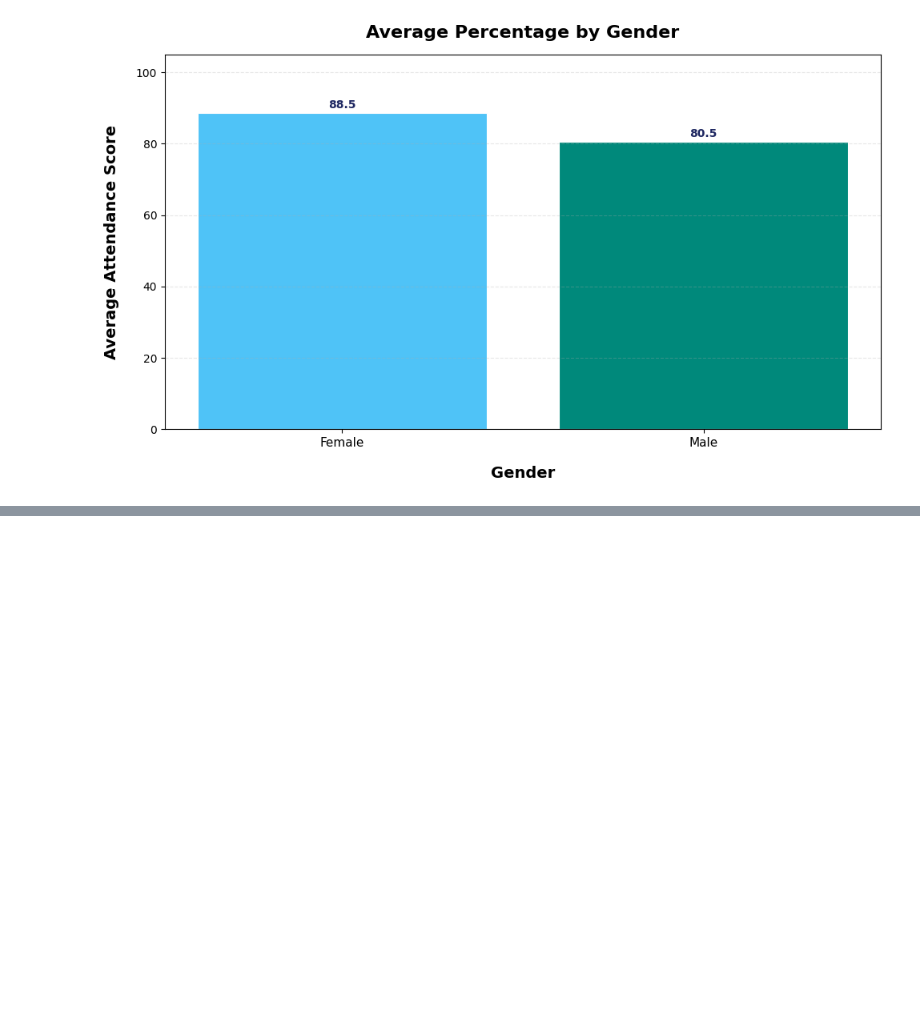
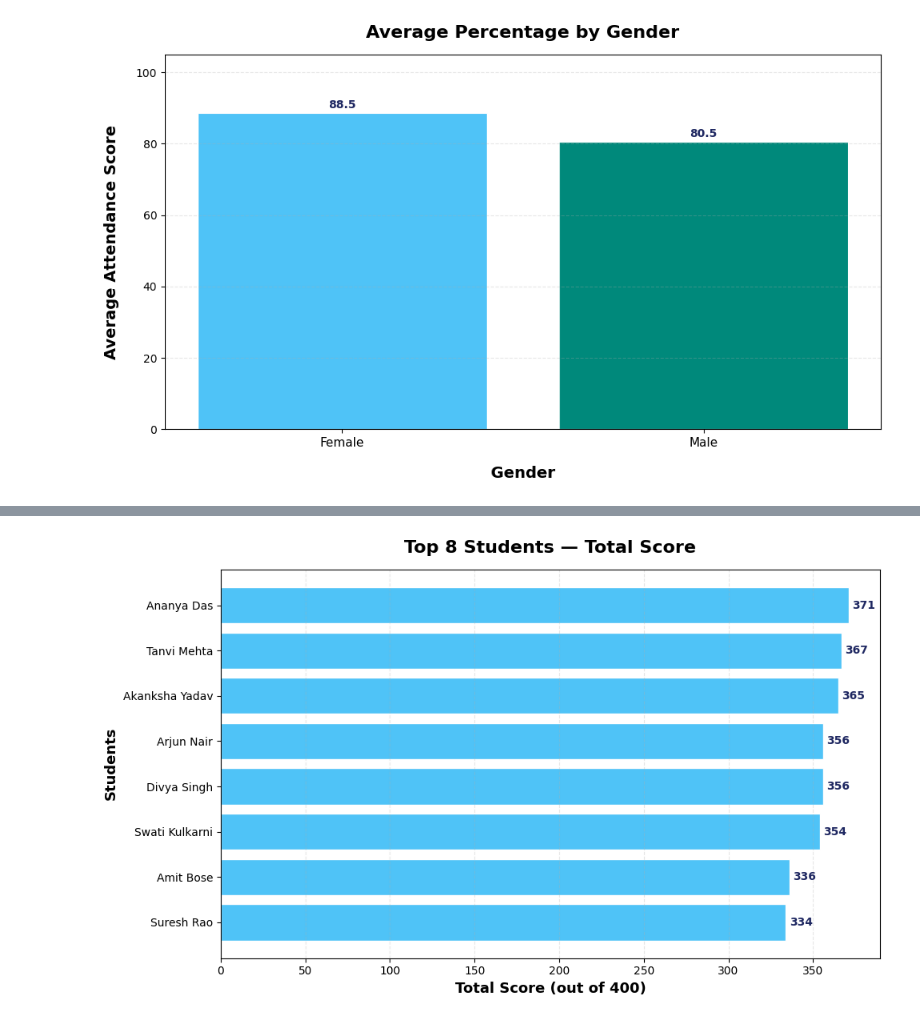
Before and after one commit to Rithanya77-05/rithanya-codebooster-2026, a Jupyter notebook: Day2/mini_project_day2.ipynb, the cells around one changed output, grey strips where cells are left out. Saved outputs shown, nothing was run; the diff lists cells and outputs as text; code cells hidden in the pictures; blank space fills up the shorter version.

```diff
--- a/Day2/mini_project_day2.ipynb
+++ b/Day2/mini_project_day2.ipynb
@@ -86,0 +141,76 @@ plt.show()
+# %%
+import pandas as pd
+import matplotlib.pyplot as plt
+
+# SQL Query for Top 8 students
+chart2_sql = """
+SELECT
+    name,
+    (math_score + english_score + science_score + programming_score) AS total_score
+FROM students
+ORDER BY total_score DESC
+LIMIT 8
+"""
+
+# Read SQL query
+chart2_df = pd.read_sql_query(chart2_sql, conn)
+
+# Create figure
+fig, ax = plt.subplots(figsize=(10,6))
+
+# Horizontal bar chart
+bars = ax.barh(
+    chart2_df['name'],
+    chart2_df['total_score'],
+    color='#4FC3F7',
+    edgecolor='white',
+    linewidth=1
+)
+
+# Highest score at top
+ax.invert_yaxis()
+
+# Add score labels
+for bar in bars:
+    width = bar.get_width()
+
+    ax.text(
+        width + 2,
+        bar.get_y() + bar.get_height()/2,
+        f'{int(width)}',
+        va='center',
+        fontsize=10,
+        fontweight='bold',
+        color='#1E2761'
+    )
+
+# Titles and labels
+ax.set_title(
+    'Top 8 Students — Total Score',
+    fontsize=16,
+    fontweight='bold',
+    pad=15
+)
+
+ax.set_xlabel(
+    'Total Score (out of 400)',
+    fontsize=13,
+    fontweight='bold'
+)
+
+ax.set_ylabel(
+    'Students',
+    fontsize=13,
+    fontweight='bold'
+)
+
+# Grid
+ax.grid(axis='x', linestyle='--', alpha=0.3)
+
+# Layout
+plt.tight_layout()
+
+# Show plot
+plt.show()
+# %% [output]
+[figure, added]
```
Also changed, not shown: parts of 6 cells of this notebook.
